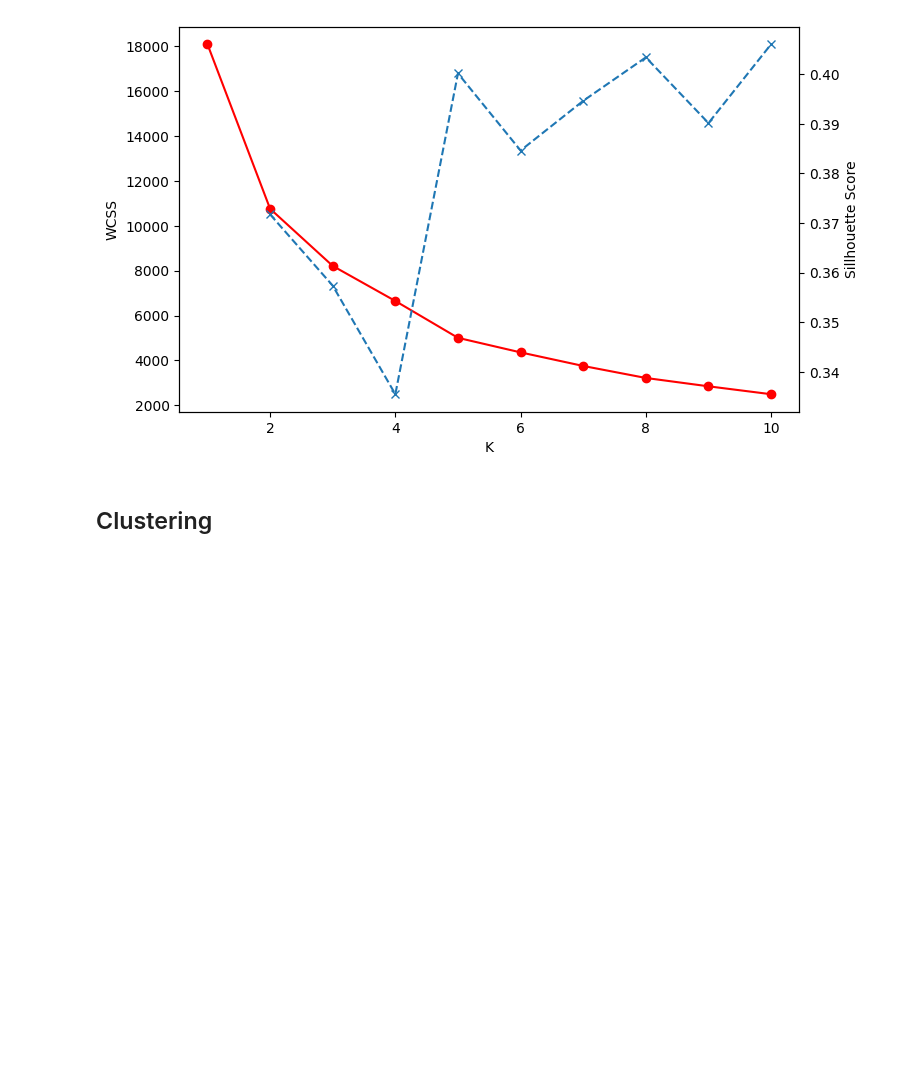
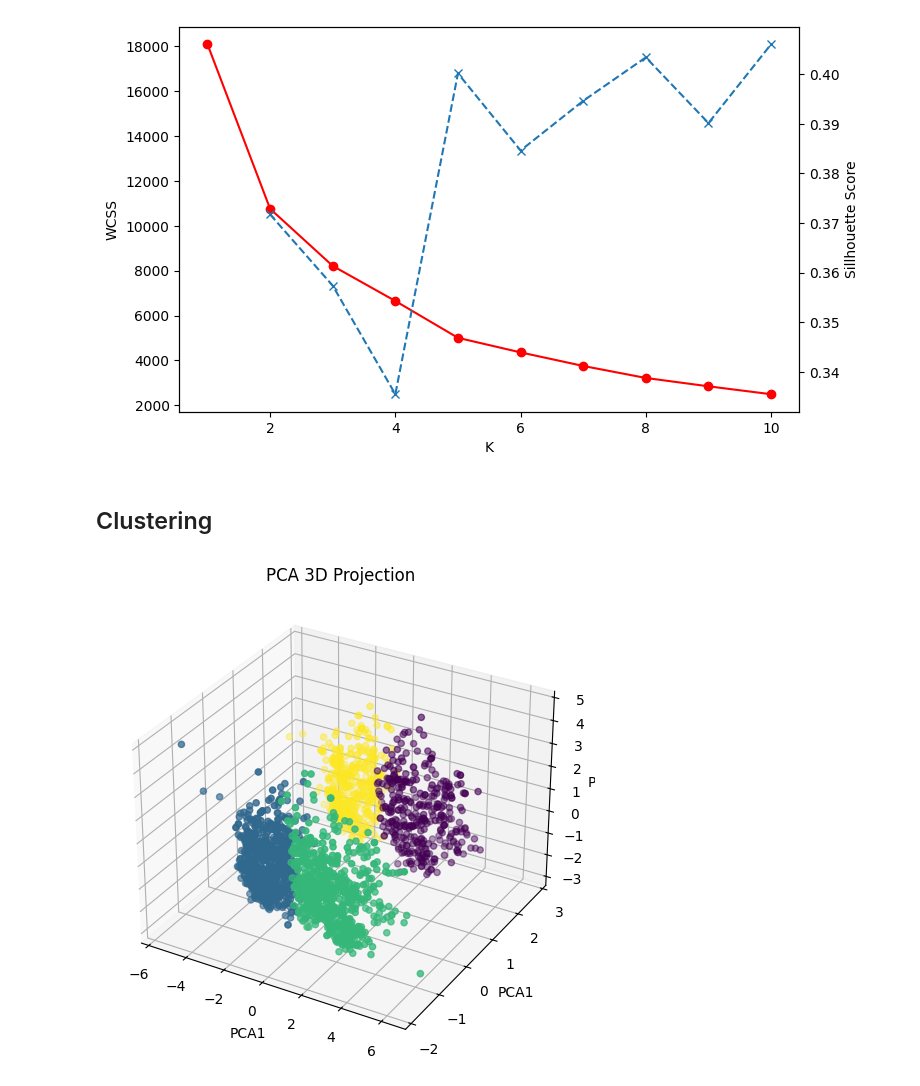
Before and after one commit to Ishu335/Smart-Cart-Clustering-System, a Jupyter notebook: smart_cart.ipynb, the cells around one changed output. Saved outputs shown, nothing was run; the diff lists cells and outputs as text; code cells hidden in the pictures; blank space fills up the shorter version.

```diff
--- a/smart_cart.ipynb
+++ b/smart_cart.ipynb
@@ -280,12 +280,17 @@ Text(0, 0.5, 'Sillhouette Score')
 [figure]
 # %% [markdown]
 ## Clustering
+# %%
+kmean=KMeans(n_clusters=4)
+lables=kmean.fit_predict(df_pca)
 # %%
-fig=plt.figure(figsize=(5,4))
+fig=plt.figure(figsize=(5,9))
 ax=fig.add_subplot(111,projection="3d")
-ax.scatter(df_pca[:,0],df_pca[:,1],df_pca[:,2])
+ax.scatter(df_pca[:,0],df_pca[:,1],df_pca[:,2],c=lables)
 ax.set_xlabel("PCA1")
 ax.set_ylabel("PCA1")
 ax.set_zlabel("PCA1")
 ax.set_title("PCA 3D Projection")
 plt.tight_layout()
+# %% [output]
+[figure, added]
```
Also changed, not shown: parts of 2 cells of this notebook.
